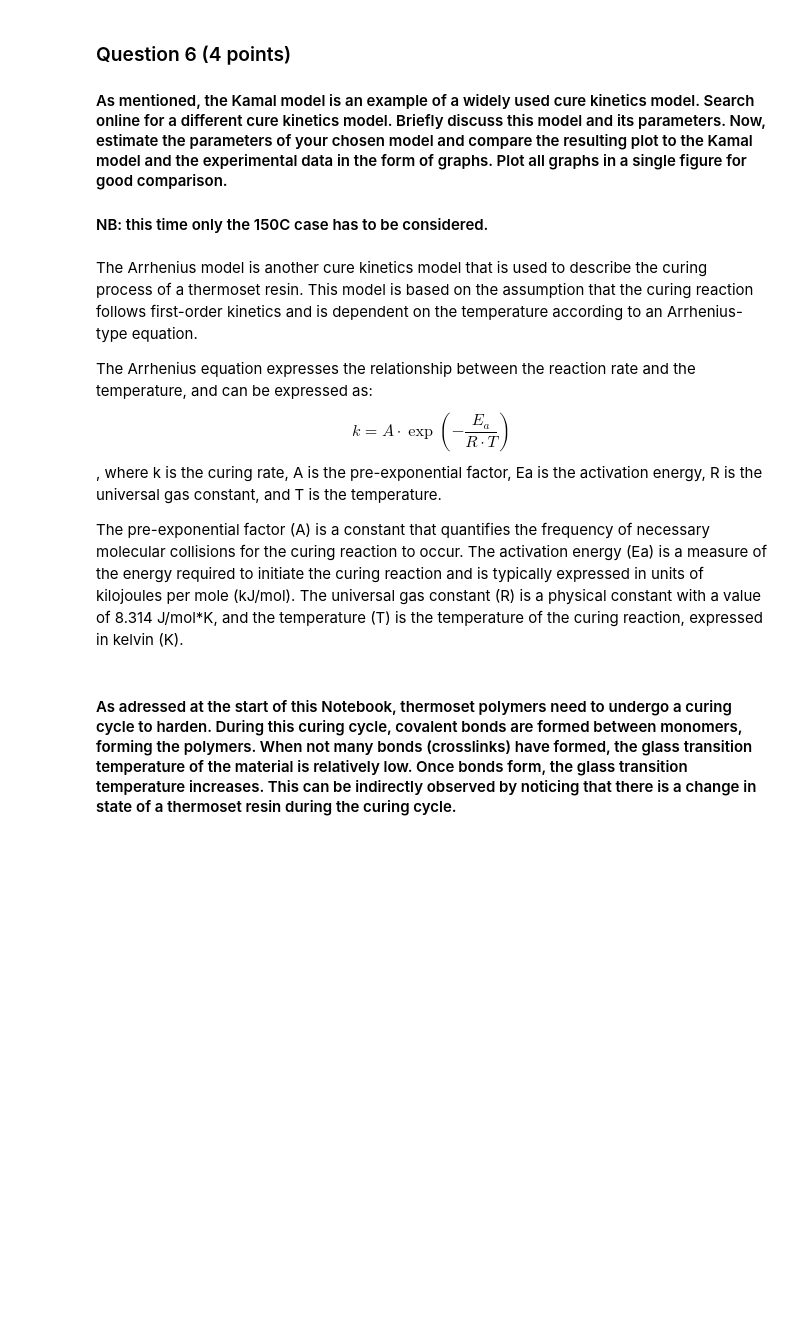
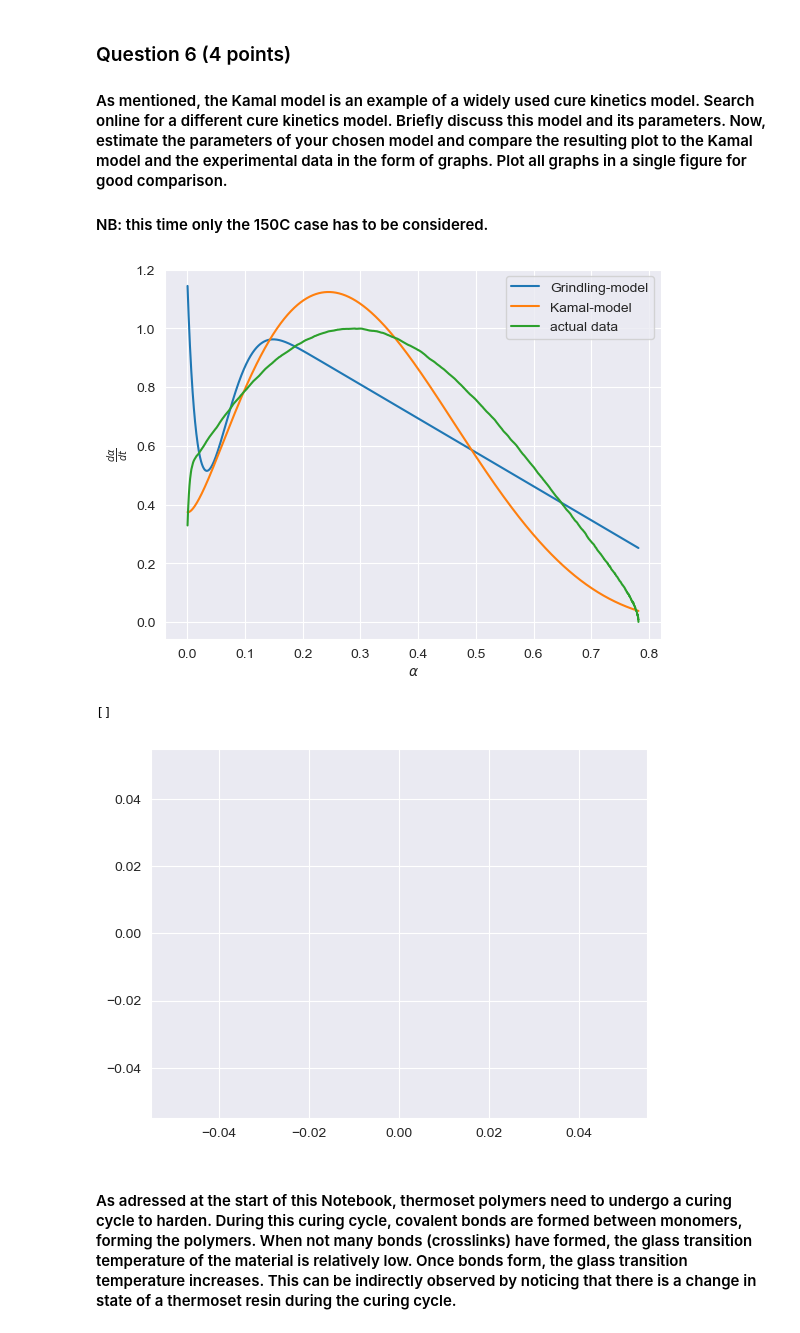
Before and after one commit to ocarpentier/PCM, a Jupyter notebook: Curekinetics/Cure Kinetics PCM.ipynb, the cells around one changed output. Cells and saved outputs as stored; diff of their text form; code cells hidden in the pictures; blank space fills up the shorter version.

```diff
--- a/Curekinetics/Cure Kinetics PCM.ipynb
+++ b/Curekinetics/Cure Kinetics PCM.ipynb
@@ -228,13 +228,27 @@ plt.show()
 ### Question 6 (4 points)
 #### As mentioned, the Kamal model is an example of a widely used cure kinetics model. Search online for a different cure kinetics model. Briefly discuss this model and its parameters. Now, estimate the parameters of your chosen model and compare the resulting plot to the Kamal model and the experimental data in the form of graphs. Plot all graphs in a single figure for good comparison.
 #### NB: this time only the 150C case has to be considered.
-# %% [markdown]
-The Arrhenius model is another cure kinetics model that is used to describe the curing process of a thermoset resin. This model is based on the assumption that the curing reaction follows first-order kinetics and is dependent on the temperature according to an Arrhenius-type equation.
-
-The Arrhenius equation expresses the relationship between the reaction rate and the temperature, and can be expressed as:
-$$ k = A \cdot \exp \left( -\frac{E_a}{R \cdot T} \right) $$, where k is the curing rate, A is the pre-exponential factor, Ea is the activation energy, R is the universal gas constant, and T is the temperature.
-
-The pre-exponential factor (A) is a constant that quantifies the frequency of necessary molecular collisions for the curing reaction to occur. The activation energy (Ea) is a measure of the energy required to initiate the curing reaction and is typically expressed in units of kilojoules per mole (kJ/mol). The universal gas constant (R) is a physical constant with a value of 8.314 J/mol*K, and the temperature (T) is the temperature of the curing reaction, expressed in kelvin (K).
+# %%
+def Grindling(alpha,K1,n1,Keff,m,n2):
+    return K1*(1-alpha)*n1+Keff*alpha**(1-alpha)**n2
+
+params_grind = curve_fit(Grindling,alpha12,y12_train,maxfev=int(10e4),ftol=1e-08)[0]
+K1_grind,n1_grind,Keff_grind,m_grind,n2_grind = params_grind
+
+y_grind = Grindling(alpha12,K1_grind,n1_grind,Keff_grind,m_grind,n2_grind)
+
+plt.plot(alpha12,y_grind,label='Grindling-model')
+plt.plot(alpha12,y_fit2,label='Kamal-model')
+plt.plot(alpha12,y12_train,label='actual data')
+plt.ylabel('$\\frac{d \\alpha}{dt}$')
+plt.xlabel('$\\alpha$')
+plt.legend()
+plt.show()
+plt.plot()
+# %% [output]
+[figure, added]
+[]
+[figure, added]
 # %% [markdown]
 #### As adressed at the start of this Notebook, thermoset polymers need to undergo a curing cycle to harden. During this curing cycle, covalent bonds are formed between monomers, forming the polymers. When not many bonds (crosslinks) have formed, the glass transition temperature of the material is relatively low. Once bonds form, the glass transition temperature increases. This can be indirectly observed by noticing that there is a change in state of a thermoset resin during the curing cycle.
 # %% [markdown]
```
Also changed, not shown: 1 other file.
